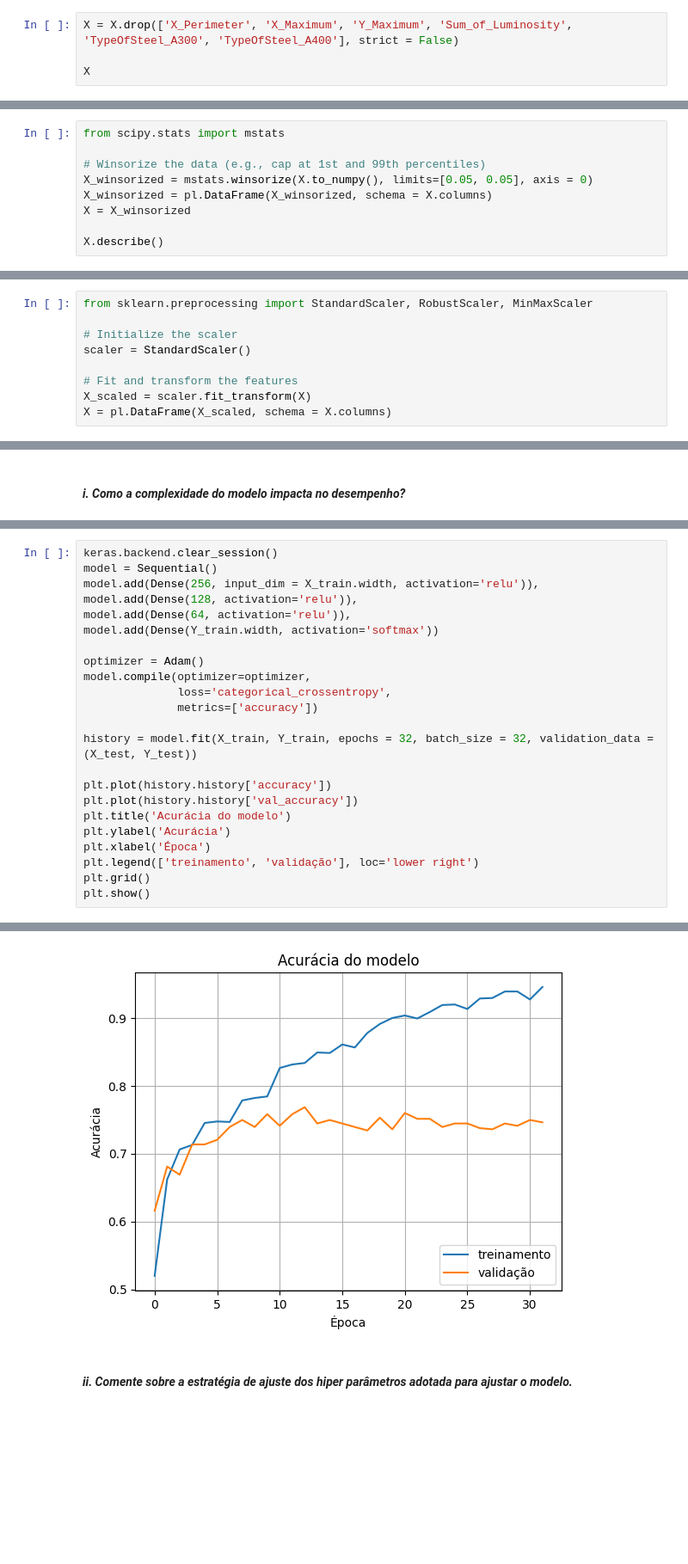
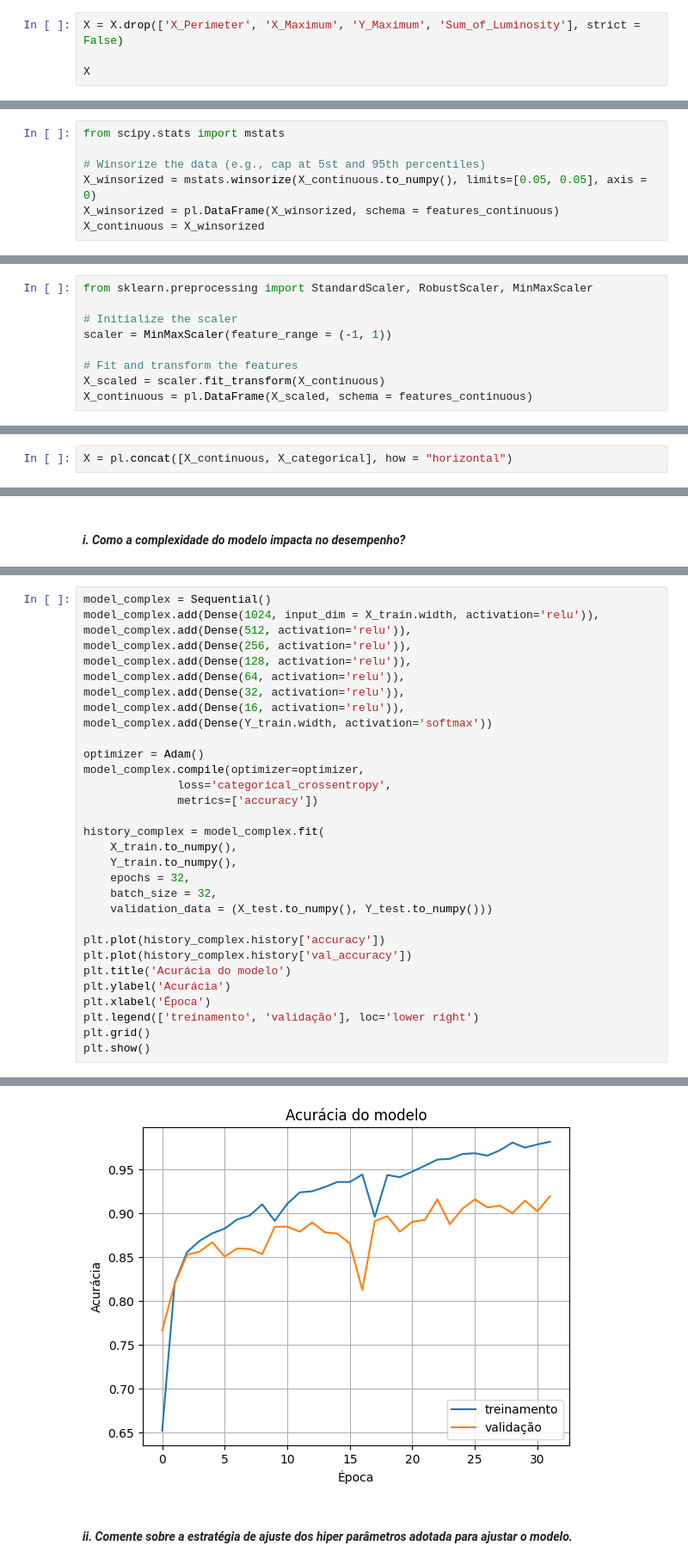
Before and after one commit to fbaltor/et-287, a Jupyter notebook: project_3/project_3.ipynb, the cells around one changed output, grey strips where cells are left out. Shown at 86% size. Saved outputs shown, nothing was run; the diff lists cells and outputs as text; blank space fills up the shorter version.

```diff
--- a/project_3/project_3.ipynb
+++ b/project_3/project_3.ipynb
@@ -359,7 +355,7 @@ Value at (Pixels_Areas, 'Sum_of_Luminosity') fulfills the condition.
 # %% [markdown]
 Como se vê acima, os pares de variáveis listados têm uma correlação de mais de 95%. Vamos dropar as variáveis redundantes:
 # %%
-X = X.drop(['X_Perimeter', 'X_Maximum', 'Y_Maximum', 'Sum_of_Luminosity', 'TypeOfSteel_A300', 'TypeOfSteel_A400'], strict = False)
+X = X.drop(['X_Perimeter', 'X_Maximum', 'Y_Maximum', 'Sum_of_Luminosity'], strict = False)
 
 X
 # %% [output]
@@ -392,9 +401,7 @@ Antes de proceder com a partição do conjunto, vamos aplicar algumas transforma
 # %%
 from scipy.stats import mstats
 
-# Winsorize the data (e.g., cap at 1st and 99th percentiles)
-X_winsorized = mstats.winsorize(X.to_numpy(), limits=[0.05, 0.05], axis = 0)
-X_winsorized = pl.DataFrame(X_winsorized, schema = X.columns)
-X = X_winsorized
-
-X.describe()
+# Winsorize the data (e.g., cap at 5st and 95th percentiles)
+X_winsorized = mstats.winsorize(X_continuous.to_numpy(), limits=[0.05, 0.05], axis = 0)
+X_winsorized = pl.DataFrame(X_winsorized, schema = features_continuous)
+X_continuous = X_winsorized
@@ -417,11 +411,11 @@ Podemos perceber que há uma diminuição substantiva na variabilidade dos dados
 from sklearn.preprocessing import StandardScaler, RobustScaler, MinMaxScaler
 
 # Initialize the scaler
-scaler = StandardScaler()
+scaler = MinMaxScaler(feature_range = (-1, 1))
 
 # Fit and transform the features
-X_scaled = scaler.fit_transform(X)
-X = pl.DataFrame(X_scaled, schema = X.columns)
+X_scaled = scaler.fit_transform(X_continuous)
+X_continuous = pl.DataFrame(X_scaled, schema = features_continuous)
 # %% [markdown]
 Antes de prosseguir com a partição dos dados, vamos tratar do problema de balanceamento das classes. Conforme visto anteriormente, a distribuição é:
 # %%
@@ -433,3 +427,5 @@ shape: (1, 7)
 | 158 | 190 | 391 | 72 | 55 | 402 | 673 |
 # %% [markdown]
 Existem duas possíveis abordagens para resolver isso: _oversampling_ e _undersampling_. De maneira ingênua, podemos assumir que a última técnica desprezaria dados, nos fazendo perder informação. Vamos então adotar o _oversampling_ com auxílio da biblioteca [imbalanced-learn](https://imbalanced-learn.org/stable/).
+# %%
+X = pl.concat([X_continuous, X_categorical], how = "horizontal")
@@ -516,20 +526,28 @@ Um aumento da complexidade parece causar _overfitting_ rapidamente:
 # %%
-keras.backend.clear_session()
-model = Sequential()
-model.add(Dense(256, input_dim = X_train.width, activation='relu')),
-model.add(Dense(128, activation='relu')),
-model.add(Dense(64, activation='relu')),
-model.add(Dense(Y_train.width, activation='softmax'))
+model_complex = Sequential()
+model_complex.add(Dense(1024, input_dim = X_train.width, activation='relu')),
+model_complex.add(Dense(512, activation='relu')),
+model_complex.add(Dense(256, activation='relu')),
+model_complex.add(Dense(128, activation='relu')),
+model_complex.add(Dense(64, activation='relu')),
+model_complex.add(Dense(32, activation='relu')),
+model_complex.add(Dense(16, activation='relu')),
+model_complex.add(Dense(Y_train.width, activation='softmax'))
 
 optimizer = Adam()
-model.compile(optimizer=optimizer,
+model_complex.compile(optimizer=optimizer,
               loss='categorical_crossentropy',
               metrics=['accuracy'])
 
-history = model.fit(X_train, Y_train, epochs = 32, batch_size = 32, validation_data = (X_test, Y_test))
+history_complex = model_complex.fit(
+    X_train.to_numpy(),
+    Y_train.to_numpy(),
+    epochs = 32,
+    batch_size = 32,
+    validation_data = (X_test.to_numpy(), Y_test.to_numpy()))
 
-plt.plot(history.history['accuracy'])
-plt.plot(history.history['val_accuracy'])
+plt.plot(history_complex.history['accuracy'])
+plt.plot(history_complex.history['val_accuracy'])
 plt.title('Acurácia do modelo')
 plt.ylabel('Acurácia')
 plt.xlabel('Época')
@@ -557,4 +576,4 @@ Epoch 32/32
-[figure, old version]
+[figure, new version]
 # %% [markdown]
 #### _ii. Comente sobre a estratégia de ajuste dos hiper parâmetros adotada para ajustar o modelo._
 # %% [markdown]
```
Also changed, not shown: parts of 24 cells of this notebook.
